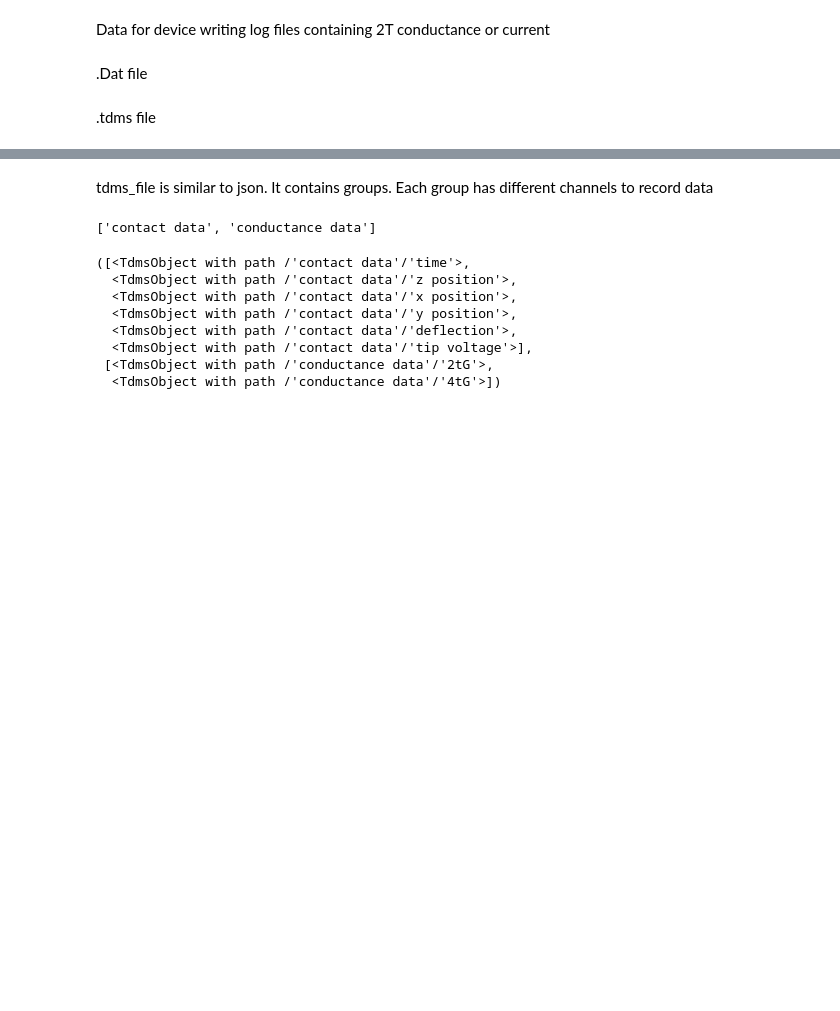
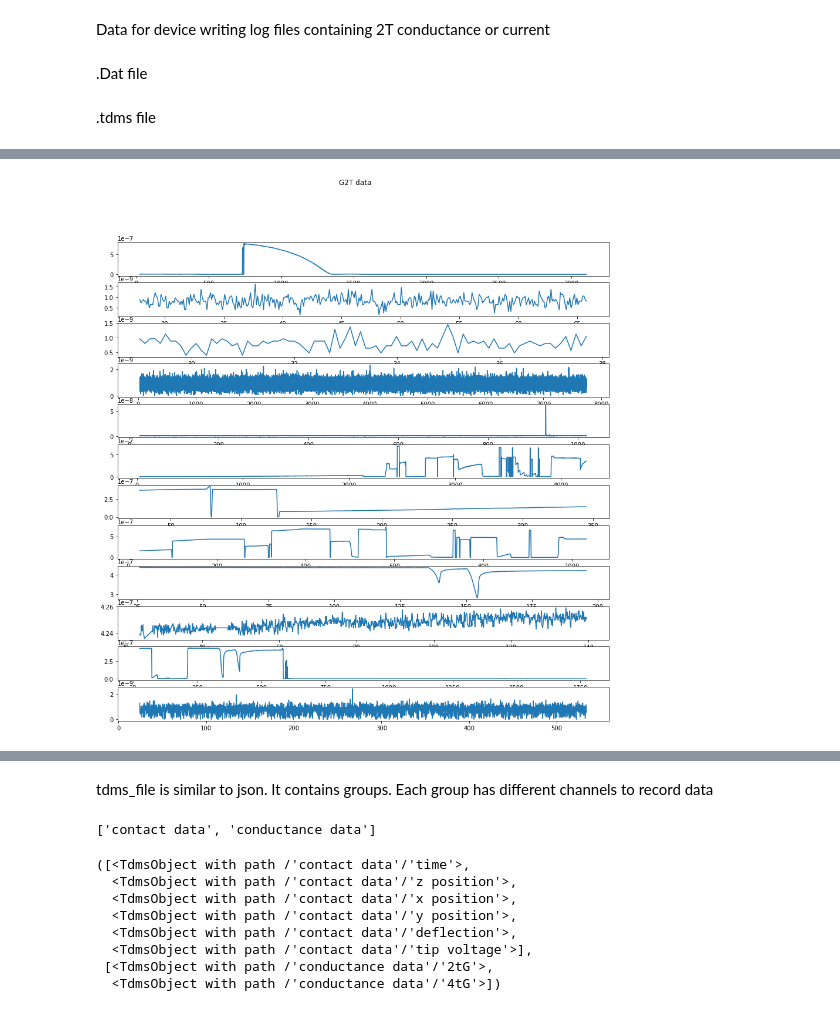
Before and after one commit to dondon1993/Datapipeline_lab, a Jupyter notebook: Data_proc_levylab.ipynb, the cells around one changed output, grey strips where cells are left out. Cells and saved outputs as stored; diff of their text form; code cells hidden in the pictures; blank space fills up the shorter version.

```diff
--- a/Data_proc_levylab.ipynb
+++ b/Data_proc_levylab.ipynb
@@ -53,0 +135,4 @@ folder = './tdms'
+# %%
+folder_tdms = './tdms/20160429'
+files_tdms = os.listdir(folder_tdms)
+files_tdms = [file for file in files_tdms if not ('index' in file)]
@@ -53,0 +141,27 @@ folder = './tdms'
+# %%
+tip_V_lst_1 = []
+time_data_lst_1 = []
+G2t_data_lst_1 = []
+G4t_data_lst_1 = []
+for i in range(len(files_tdms)):
+    time_data, tip_V_data, G_2t_data, G_4t_data = read_tdms(folder_tdms,files_tdms[i])
+    time_data_lst_1.append(time_data)
+    tip_V_lst_1.append(tip_V_data)
+    G2t_data_lst_1.append(G_2t_data)
+    G4t_data_lst_1.append(G_4t_data)
+# %%
+fig, axs = plt.subplots(len(files_tdms))
+fig.suptitle('Tip voltage data')
+fig.set_figheight(15)
+fig.set_figwidth(15)
+for i in range(len(files_tdms)):
+    axs[i].plot(time_data_lst_1[i], tip_V_lst_1[i])
+# %%
+fig, axs = plt.subplots(len(files_tdms))
+fig.suptitle('G2T data')
+fig.set_figheight(15)
+fig.set_figwidth(15)
+for i in range(len(files_tdms)):
+    axs[i].plot(time_data_lst_1[i], G2t_data_lst_1[i])
+# %% [output]
+[figure, added]
```
Also changed, not shown: parts of 21 cells of this notebook.
